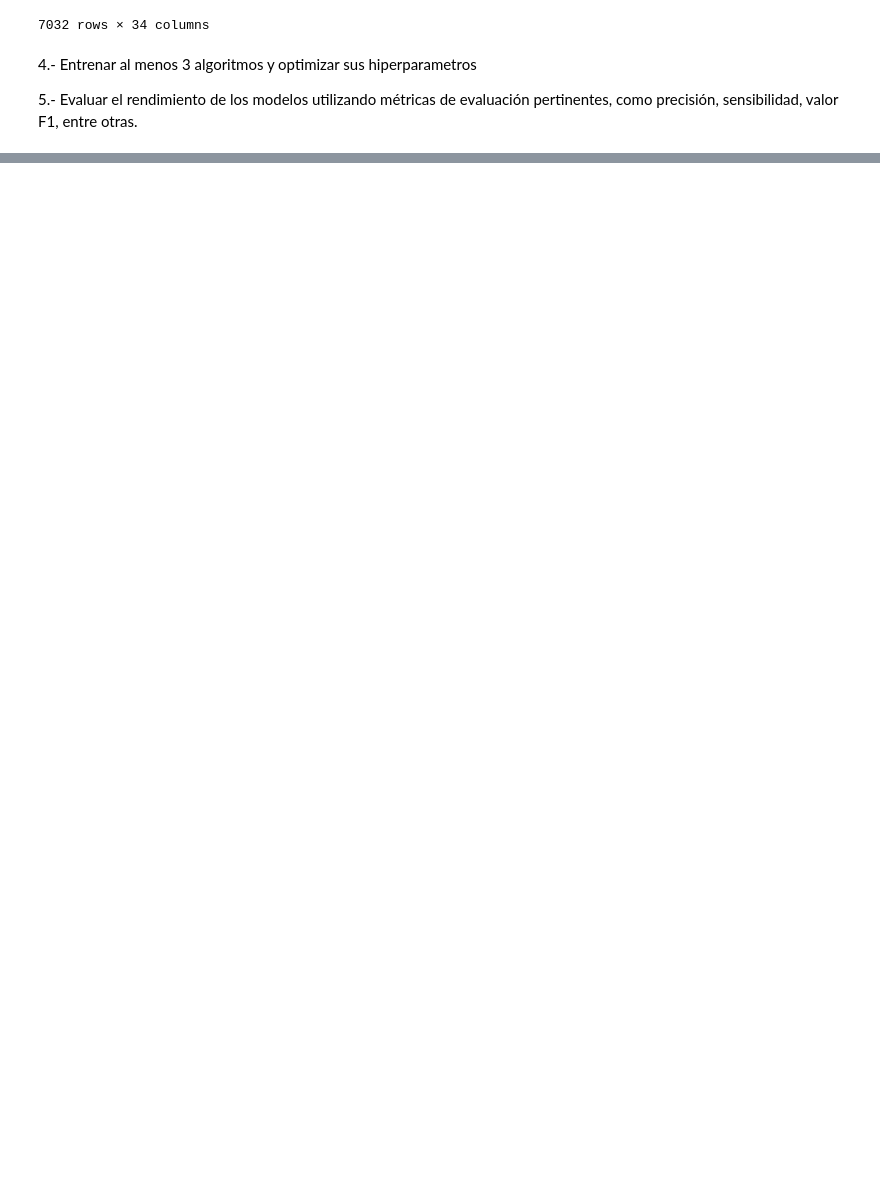
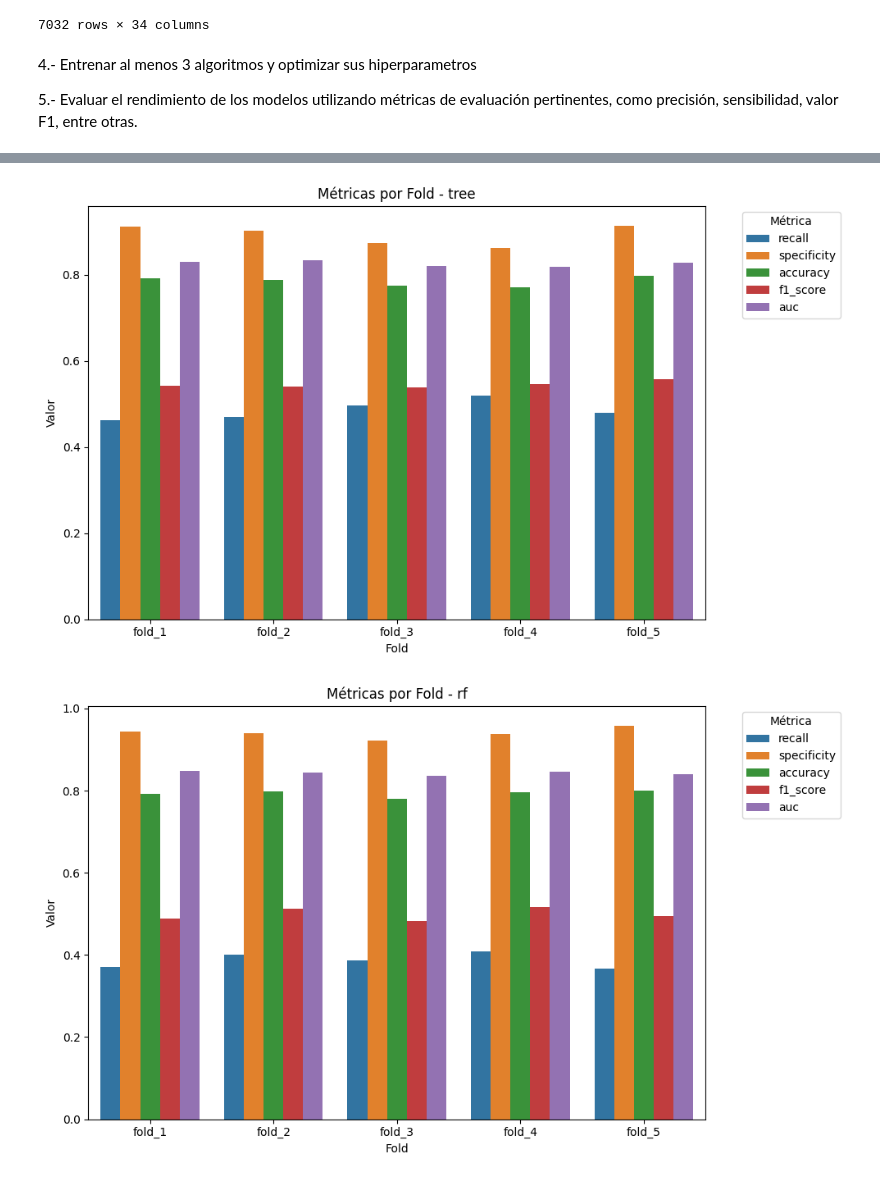
Before and after one commit to pro33cl/machinelearning_clasificacionsupervisada, a Jupyter notebook: notebooks/clasif_sup.ipynb, the cells around one changed output, grey strips where cells are left out. Saved outputs shown, nothing was run; the diff lists cells and outputs as text; code cells hidden in the pictures; blank space fills up the shorter version.

```diff
--- a/notebooks/clasif_sup.ipynb
+++ b/notebooks/clasif_sup.ipynb
@@ -415,0 +482,5 @@ Clasificador.entrenar_modelos(hiperparametros=hiper_datos)
+# %%
+Clasificador_02.graficar_metricas_seaborn()
+# %% [output]
+[figure, added]
+[figure, added]
```
Also changed, not shown: parts of 18 cells of this notebook, 5 other files.
